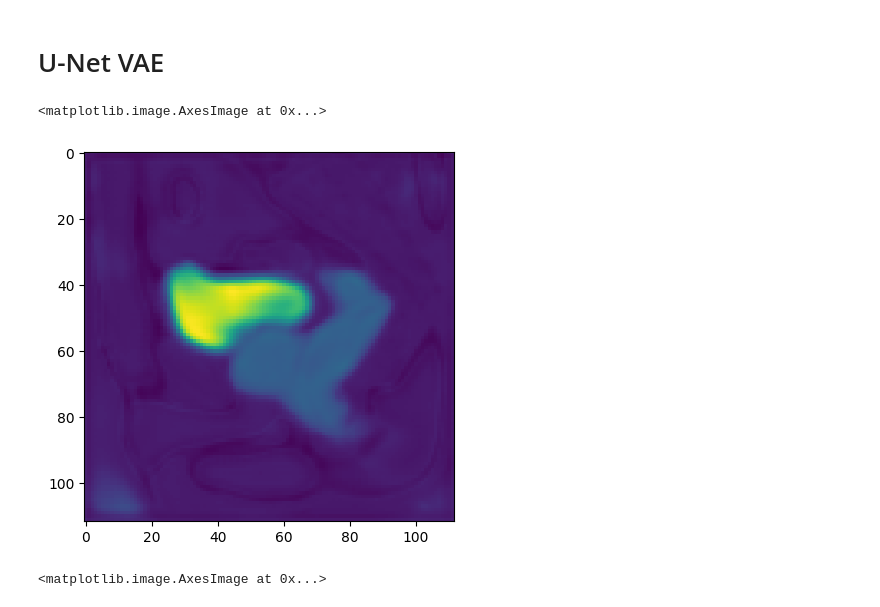
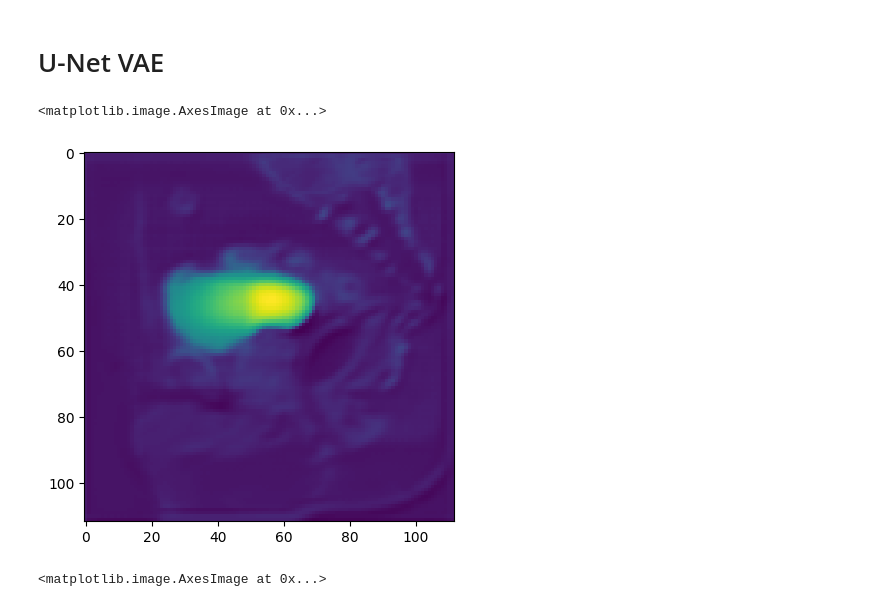
Before and after one commit to BSEL-UC3M/UncertaintyEstimation, a Jupyter notebook: notebooks/Plotter.ipynb, the cells around one changed output. Cells and saved outputs as stored; diff of their text form; code cells hidden in the pictures.

```diff
--- a/notebooks/Plotter.ipynb
+++ b/notebooks/Plotter.ipynb
@@ -130,14 +130,14 @@ from src.model.probunet import UNet_VAE
 # %%
 model = UNet_VAE(in_channels=1,
                  n_classes=2,
-                 latent_dim=6,
+                 latent_dim=10,
                  linear_dim=14 ** 3,
                  unet_factor=2,
                  vae_factor=2,
                  logits=True,
                  is3d=True)
 # %%
-checkpoint_path = os.path.split(os.getcwd())[0] + '/results/trained_models/unetvae_bladder.pth'
+checkpoint_path = os.path.split(os.getcwd())[0] + '/results/trained_models/unetvae_bladder_dice.pth'
 # %%
 checkpoint = torch.load(checkpoint_path)
 model.load_state_dict(checkpoint)
@@ -146,11 +146,13 @@ model = model.eval()
 model = model.to(device)
 # %%
 feats, mu, logvar = model.forward(image, target, train=True)
+# %%
+sample = model.sample()
 # %%
-plt.imshow(feats.cpu().detach().numpy()[0, 1, :, :, 56])
+plt.imshow(sample.cpu().detach().numpy()[0, 1, :, :, 56])
 # %% [output]
 <matplotlib.image.AxesImage at 0x...>
-[figure, old version]
+[figure, new version]
 # %%
 plt.imshow(feats.cpu().detach().numpy()[0, 1, :, :, 56])
 # %% [output]
```
Also changed, not shown: 5 other files.
